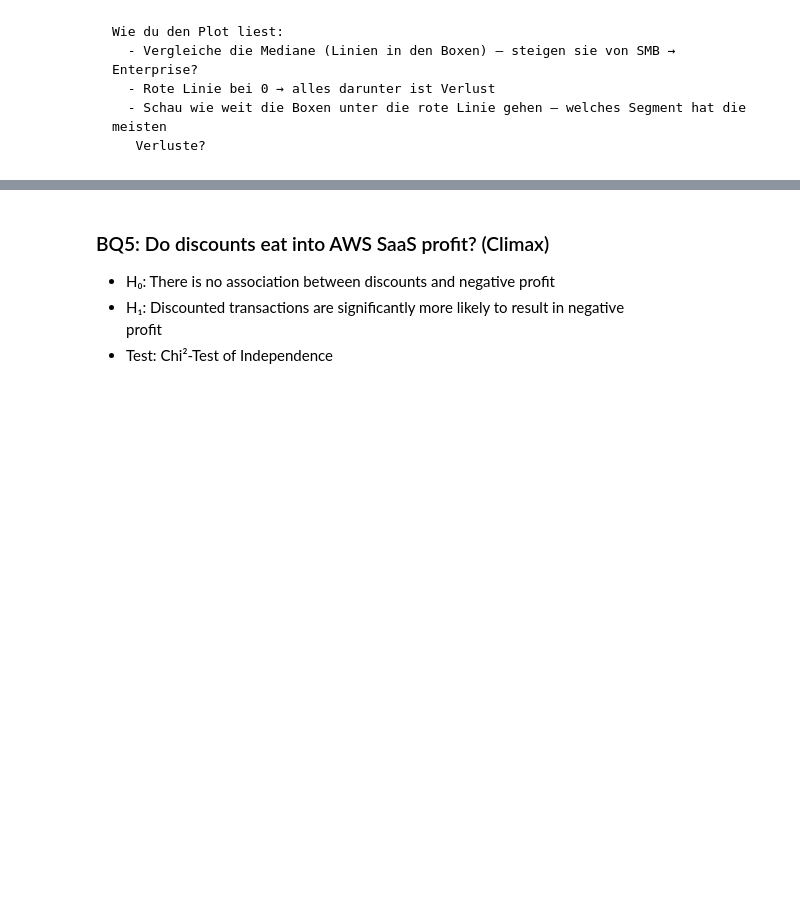
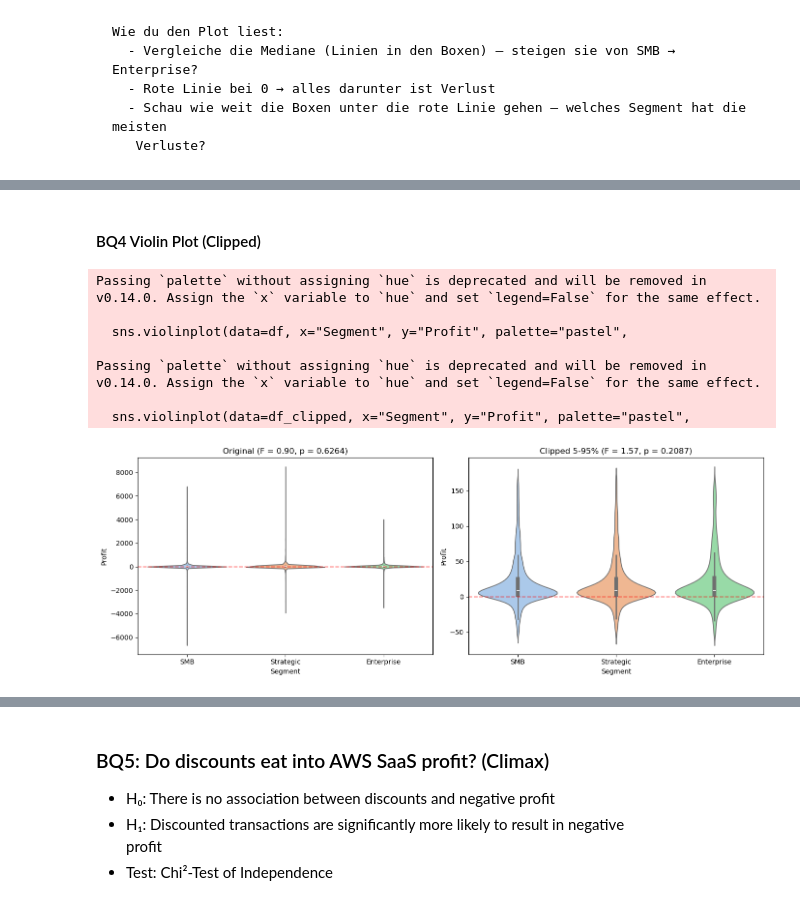
Before and after one commit to zeroKool1ne/data-wrangling-project, a Jupyter notebook: notebooks/04_hypothesis_testing.ipynb, the cells around one changed output, grey strips where cells are left out. Cells and saved outputs as stored; diff of their text form; code cells hidden in the pictures; blank space fills up the shorter version.

```diff
--- a/notebooks/04_hypothesis_testing.ipynb
+++ b/notebooks/04_hypothesis_testing.ipynb
@@ -434,0 +494,21 @@ Wie du den Plot liest:
+# %%
+# Clip outliers at 5th and 95th percentile
+lower = df["Profit"].quantile(0.05)
+upper = df["Profit"].quantile(0.95)
+df_clipped = df[(df["Profit"] >= lower) & (df["Profit"] <= upper)]
+
+print(f"Clipping range: [{lower:.2f}, {upper:.2f}]")
+print(f"Rows before: {len(df)}, after: {len(df_clipped)}")
+
+# Re-run ANOVA on clipped data
+smb_c = df_clipped[df_clipped["Segment"] == "SMB"]["Profit"]
+strategic_c = df_clipped[df_clipped["Segment"] == "Strategic"]["Profit"]
+enterprise_c = df_clipped[df_clipped["Segment"] == "Enterprise"]["Profit"]
+
+f_stat_c, p_value_c = stats.f_oneway(smb_c, strategic_c, enterprise_c)
+
+print(f"\nSMB mean: {smb_c.mean():.2f}")
+print(f"Strategic mean: {strategic_c.mean():.2f}")
+print(f"Enterprise mean: {enterprise_c.mean():.2f}")
+print(f"F-statistic: {f_stat_c:.4f}")
+print(f"P-value: {p_value_c:.4f}")
@@ -434,0 +533,29 @@ Wie du den Plot liest:
+# %% [markdown]
+#### BQ4 Violin Plot (Clipped)
+# %%
+fig, axes = plt.subplots(1, 2, figsize=(14, 5))
+
+# Left: original data
+sns.violinplot(data=df, x="Segment", y="Profit", palette="pastel",
+                order=["SMB", "Strategic", "Enterprise"], ax=axes[0])
+axes[0].axhline(y=0, color="red", linestyle="--", alpha=0.5)
+axes[0].set_title(f"Original (F = {f_stat:.2f}, p = {p_value:.4f})")
+
+# Right: clipped data
+sns.violinplot(data=df_clipped, x="Segment", y="Profit", palette="pastel",
+                order=["SMB", "Strategic", "Enterprise"], ax=axes[1])
+axes[1].axhline(y=0, color="red", linestyle="--", alpha=0.5)
+axes[1].set_title(f"Clipped 5-95% (F = {f_stat_c:.2f}, p = {p_value_c:.4f})")
+
+plt.tight_layout()
+plt.savefig("../figures/bq4_violin_comparison.png")
+plt.show()
+# %% [output]
+Passing `palette` without assigning `hue` is deprecated and will be removed in v0.14.0. Assign the `x` variable to `hue` and set `legend=False` for the same effect.
+
+  sns.violinplot(data=df, x="Segment", y="Profit", palette="pastel",
+
+Passing `palette` without assigning `hue` is deprecated and will be removed in v0.14.0. Assign the `x` variable to `hue` and set `legend=False` for the same effect.
+
+  sns.violinplot(data=df_clipped, x="Segment", y="Profit", palette="pastel",
+[figure, added]
```
Also changed, not shown: parts of 25 cells of this notebook, 9 other files.
